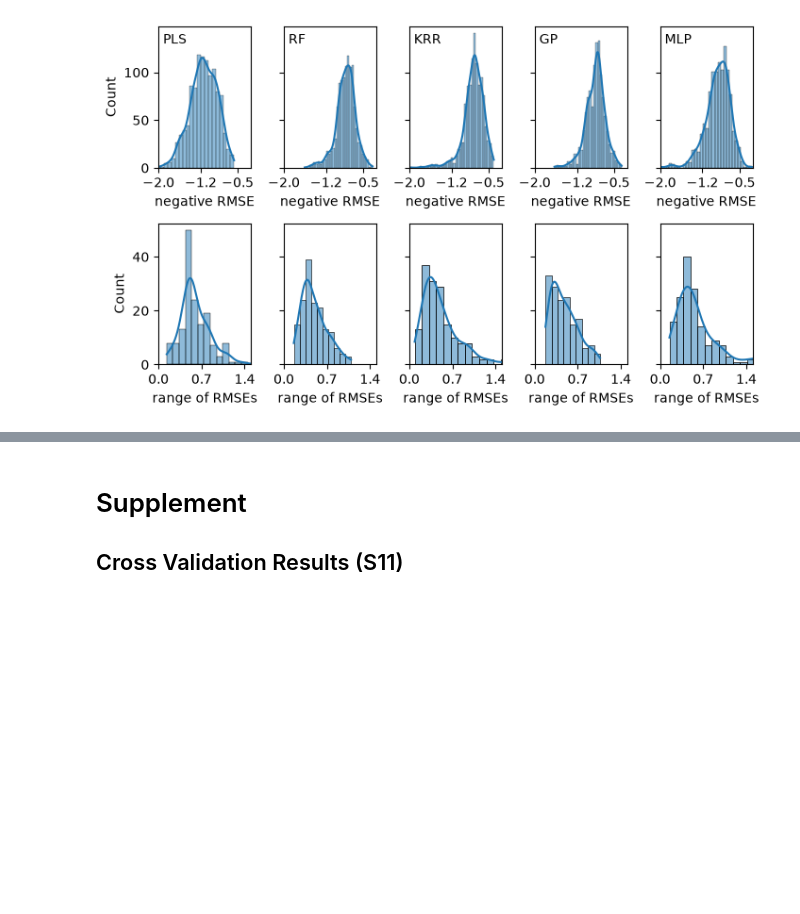
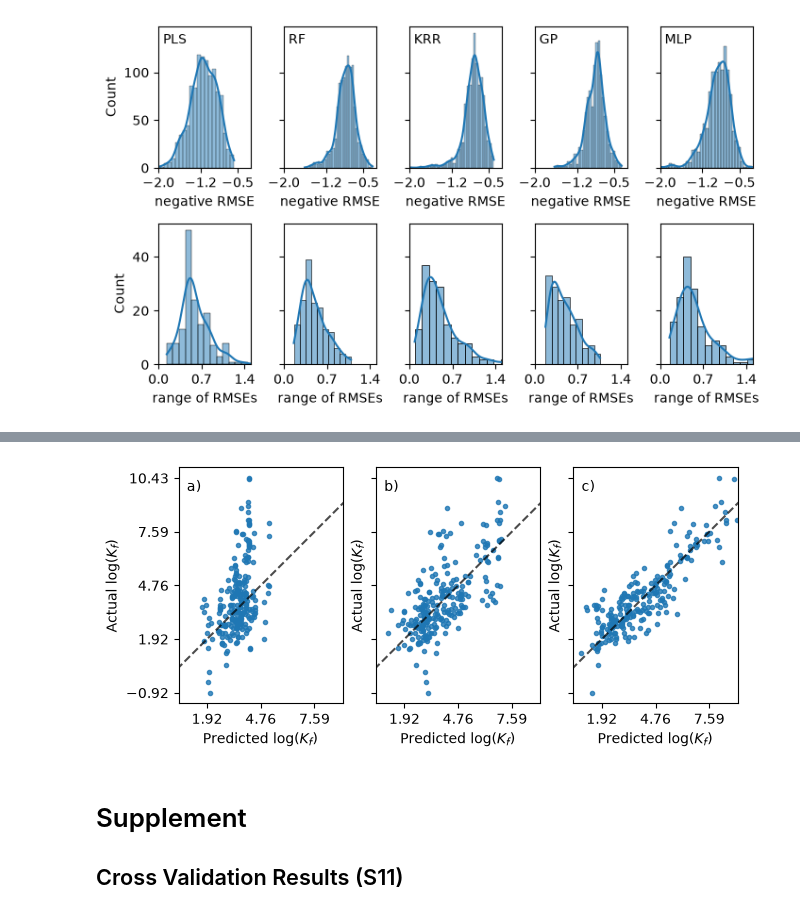
Before and after one commit to simanjo/held-procsom, a Jupyter notebook: analysis/plots.ipynb, the cells around one changed output, grey strips where cells are left out. Saved outputs shown, nothing was run; the diff lists cells and outputs as text; code cells hidden in the pictures; blank space fills up the shorter version.

Commit message:
add plot code of logo models and plot artifact as pdf

```diff
--- a/analysis/plots.ipynb
+++ b/analysis/plots.ipynb
@@ -135,3 +193,45 @@ plt.show()
+# %%
+from training.grouped_training import SklearnMERF
+
+MODEL_DIR = Path(os.getcwd()) / "models"
+
+def example_model_path(model_type, embedding, group_split, merf=False):
+    path_pref = MODEL_DIR / "leavexout"
+    if merf:
+        path_pref /= f"{group_split}_merf"
+    else:
+        path_pref /= group_split
+
+    path = model_path(
+        DataSettings(
+            r2_cutoff=0.85, conc_range=False, salinity='all_water',
+            temperature=True, sorbent='name'),
+            path_prefix=path_pref
+        )
+    path /= model_name(ModelSettings(model=model_type, embedding=embedding, target='kf'))
+    return path
+
+
+fig, axs = plt.subplots(ncols=3, figsize=(8*0.8, 4*0.72), layout='constrained', sharey=True)
+for (model, emb, split, merf, ax) in (
+    ('rf', 'abrahams', 'publication', True, axs[0]),
+    ('krr', 'abrahams', 'polymer', False, axs[1]),
+    ('krr', 'abrahams', 'sorbate', False, axs[2]),
+):
+    with open(example_model_path(model, emb, split, merf), 'rb') as fh:
+        (X, y), clf, grid, (inner_cv, outer_cv), score = pickle.load(fh)
+    y_pred = np.zeros_like(y)
+    for est, ind in zip(score['estimator'], score['indices']['test']):
+        y_pred[ind] = est.predict(X.iloc[ind])
+    PredictionErrorDisplay.from_predictions(y, y_pred, kind='actual_vs_predicted', ax=ax, scatter_kwargs={'marker':'.'})
+    ax.set(xlabel=f"Predicted log($K_f$)", ylabel=f"Actual log($K_f$)")
+for i, ax in enumerate(axs):
+    ax.text(0.05,0.9,chr(i+97)+')', transform=ax.transAxes)
+os.makedirs(Path(os.getcwd()) / "plots" / "evaluation", exist_ok=True)
+plt.savefig(Path(os.getcwd()) / "plots" / "evaluation" / "figure4.pdf", dpi=1500, bbox_inches="tight")
+plt.show()
+# %% [output]
+[figure, added]
 # %% [markdown]
 # Supplement
 ## Cross Validation Results (S11)
```
Also changed, not shown: parts of 2 cells of this notebook, 2 other files.
